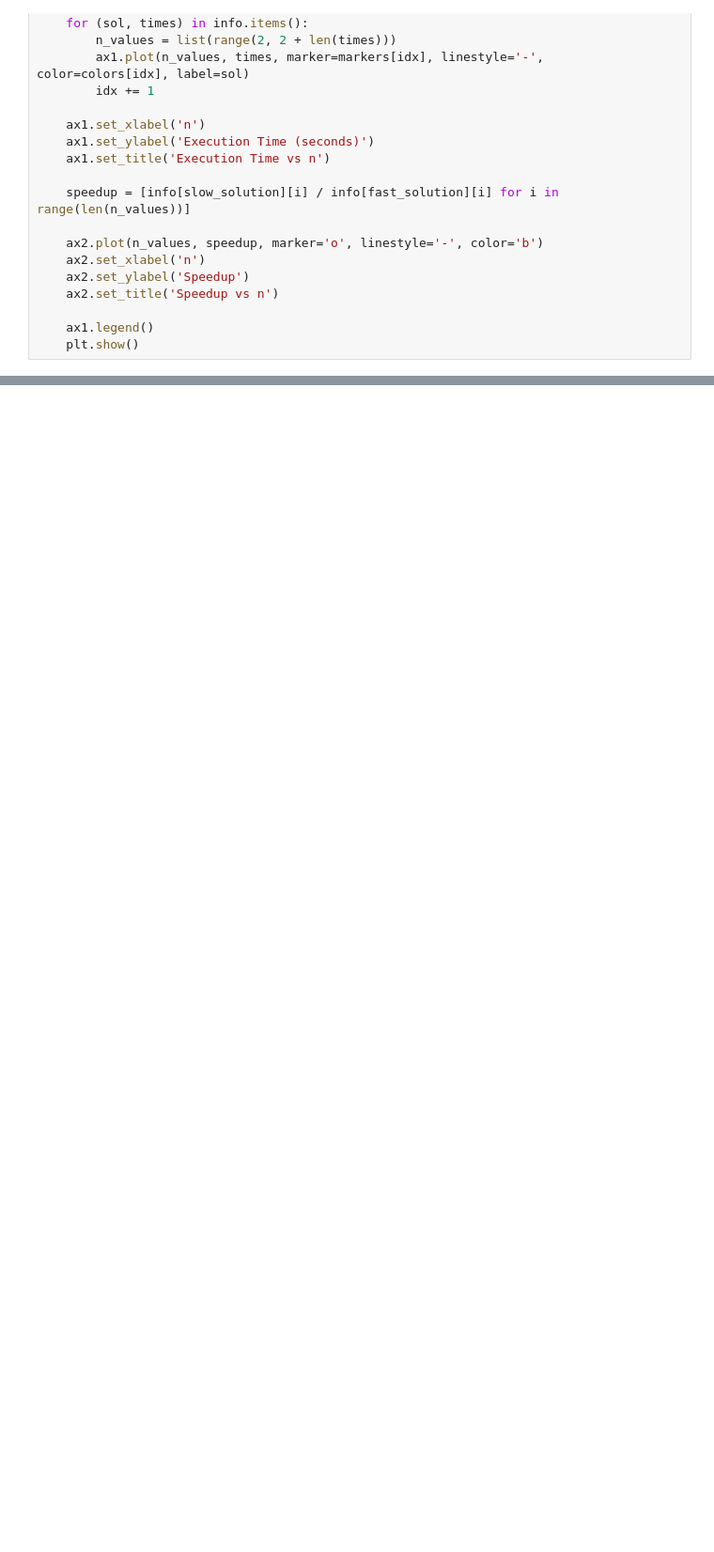
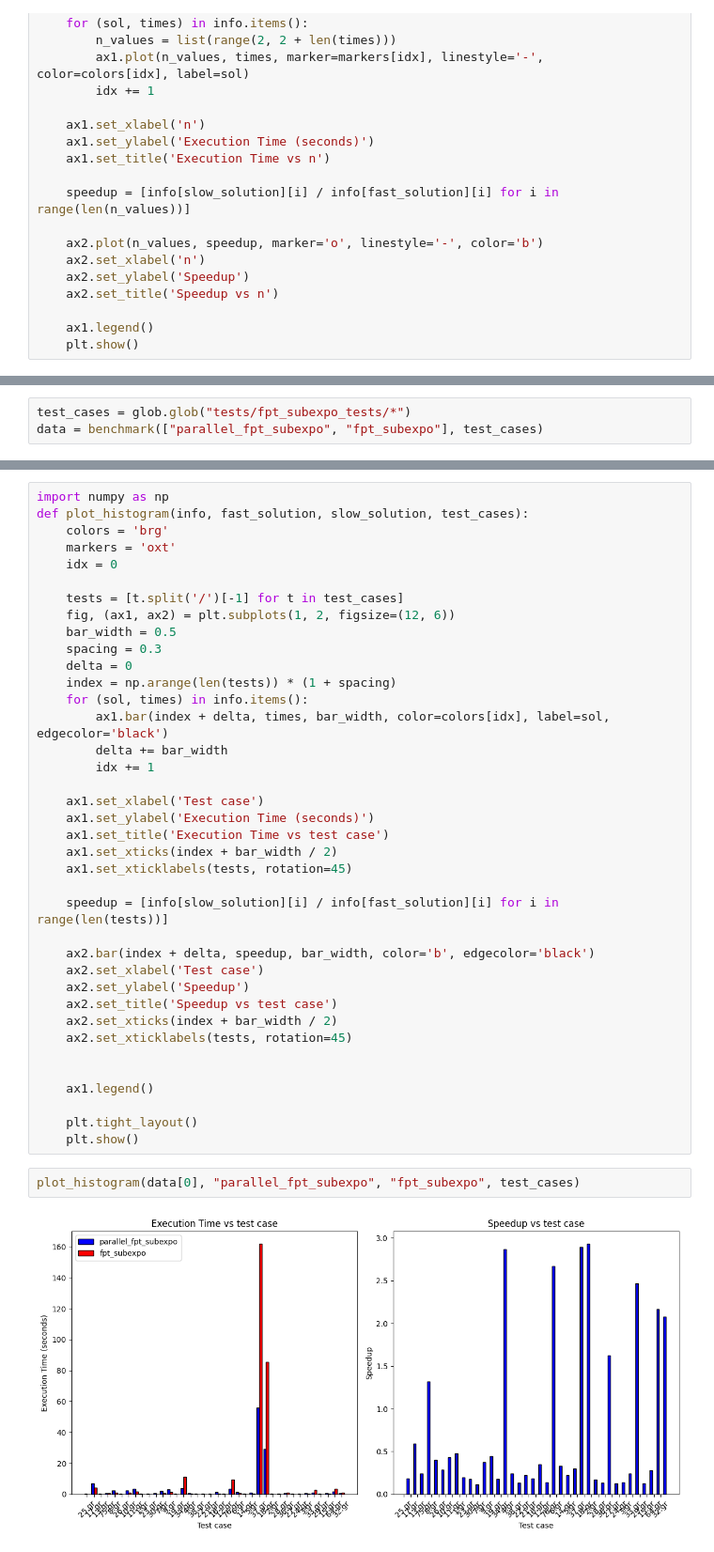
Before and after one commit to popabogdannnn/disertatie, a Jupyter notebook: experiments.ipynb, the cells around one changed output, grey strips where cells are left out. Shown at 94% size. Cells and saved outputs as stored; diff of their text form; blank space fills up the shorter version.

Commit message:
Experimente pe fpt_subexpo facute

```diff
--- a/experiments.ipynb
+++ b/experiments.ipynb
@@ -305,0 +134,3 @@ plot(data[0], "slow_parallel_bitmask_dp", "slow_bitmask_dp")
+# %%
+test_cases = glob.glob("tests/fpt_subexpo_tests/*")
+data = benchmark(["parallel_fpt_subexpo", "fpt_subexpo"], test_cases)
@@ -305,0 +178,42 @@ plot(data[0], "slow_parallel_bitmask_dp", "slow_bitmask_dp")
+# %%
+import numpy as np
+def plot_histogram(info, fast_solution, slow_solution, test_cases):
+    colors = 'brg'
+    markers = 'oxt'
+    idx = 0
+
+    tests = [t.split('/')[-1] for t in test_cases]
+    fig, (ax1, ax2) = plt.subplots(1, 2, figsize=(12, 6))
+    bar_width = 0.5
+    spacing = 0.3
+    delta = 0
+    index = np.arange(len(tests)) * (1 + spacing)
+    for (sol, times) in info.items():
+        ax1.bar(index + delta, times, bar_width, color=colors[idx], label=sol, edgecolor='black')
+        delta += bar_width
+        idx += 1
+
+    ax1.set_xlabel('Test case')
+    ax1.set_ylabel('Execution Time (seconds)')
+    ax1.set_title('Execution Time vs test case')
+    ax1.set_xticks(index + bar_width / 2)
+    ax1.set_xticklabels(tests, rotation=45)
+
+    speedup = [info[slow_solution][i] / info[fast_solution][i] for i in range(len(tests))]
+
+    ax2.bar(index + delta, speedup, bar_width, color='b', edgecolor='black')
+    ax2.set_xlabel('Test case')
+    ax2.set_ylabel('Speedup')
+    ax2.set_title('Speedup vs test case')
+    ax2.set_xticks(index + bar_width / 2)
+    ax2.set_xticklabels(tests, rotation=45)
+
+
+    ax1.legend()
+
+    plt.tight_layout()
+    plt.show()
+# %%
+plot_histogram(data[0], "parallel_fpt_subexpo", "fpt_subexpo", test_cases)
+# %% [output]
+[figure, added]
```
Also changed, not shown: parts of 9 cells of this notebook, 1 other file.
